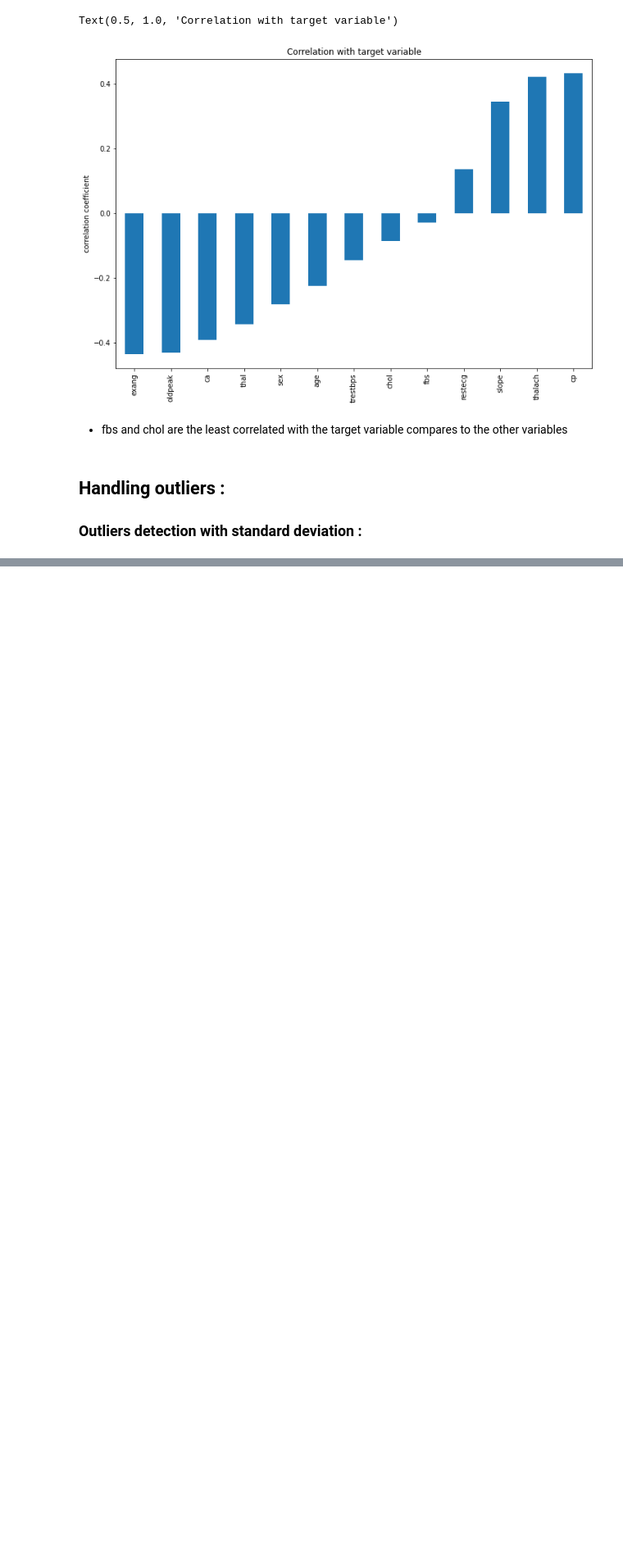
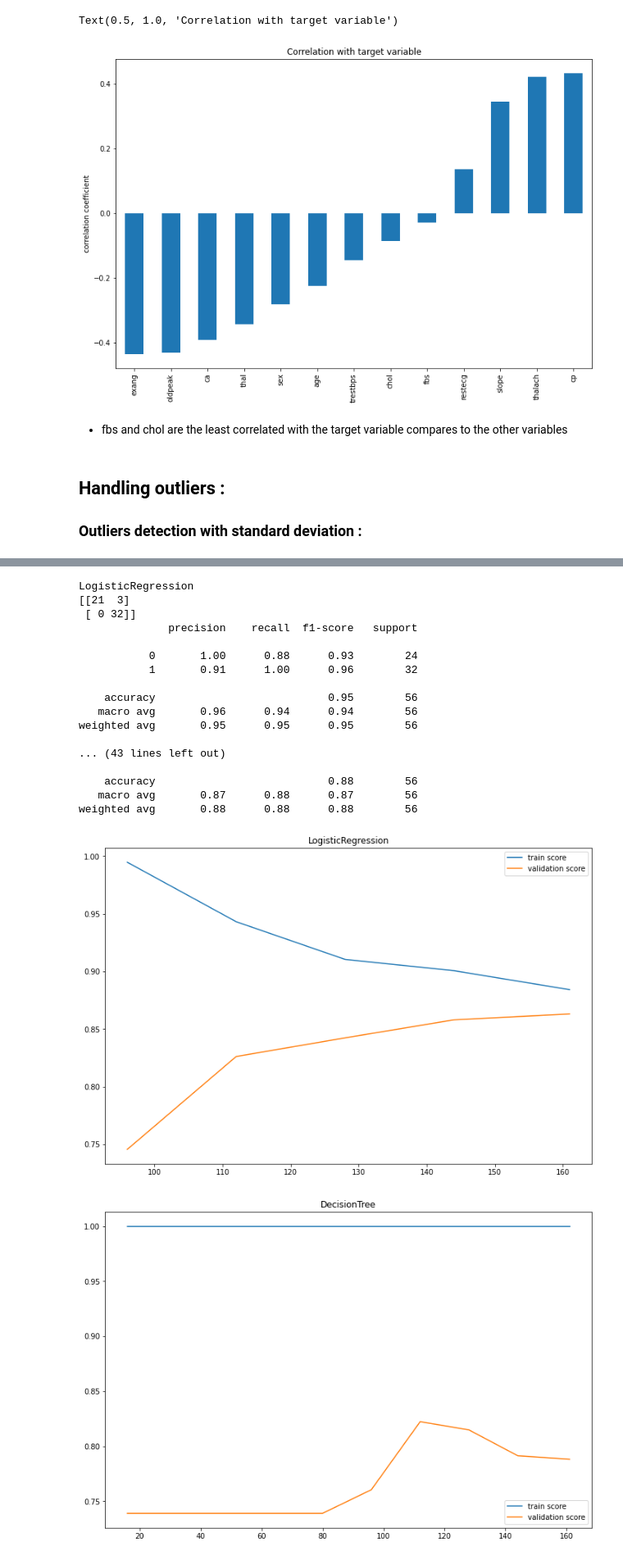
Before and after one commit to AyoubMDL/Machine_learning_projects, a Jupyter notebook: heart_disease_detection/heat_disease_detection.ipynb, the cells around one changed output, grey strips where cells are left out. Shown: that part at 82% size. Drawn from its saved outputs; the diff is of its cells as text; code cells hidden in the pictures; blank space fills up the shorter version.

```diff
--- a/heart_disease_detection/heat_disease_detection.ipynb
+++ b/heart_disease_detection/heat_disease_detection.ipynb
@@ -327,0 +332,2 @@ df.shape
+# %%
+features_cols = [x for x in df.columns if x not in 'target']
@@ -327,0 +438,19 @@ df.shape
+# %%
+def evaluation(model, modelName):
+
+    model.fit(X_train, y_train)
+    y_pred = model.predict(X_test)
+
+    print(confusion_matrix(y_test, y_pred))
+    print(classification_report(y_test, y_pred))
+
+    N, train_score, val_score = learning_curve(model, X_train, y_train,
+                                              cv=4, scoring='f1',
+                                               train_sizes=np.linspace(0.1, 1, 10))
+
+
+    plt.figure(figsize=(12, 8))
+    plt.plot(N, train_score.mean(axis=1), label='train score')
+    plt.plot(N, val_score.mean(axis=1), label='validation score')
+    plt.title(modelName)
+    plt.legend()
@@ -327,0 +464,37 @@ df.shape
+# %%
+LR = LogisticRegression(random_state=5)
+DT = DecisionTreeClassifier(random_state=5)
+SV = SVC(random_state=5)
+RF = RandomForestClassifier(random_state=5)
+Ex = ExtraTreesClassifier(random_state=5)
+# %%
+dict_of_models = {'LogisticRegression' : LR,
+                  'DecisionTree' : DT,
+                  'SVM': SV,
+                  'RandomForest': RF,
+                  'ExtraTrees': Ex
+                 }
+# %%
+for name, model in dict_of_models.items():
+    print(name)
+    evaluation(model, name)
+# %% [output]
+LogisticRegression
+[[21  3]
+ [ 0 32]]
+              precision    recall  f1-score   support
+
+           0       1.00      0.88      0.93        24
+           1       0.91      1.00      0.96        32
+
+    accuracy                           0.95        56
+   macro avg       0.96      0.94      0.94        56
+weighted avg       0.95      0.95      0.95        56
+
+... (43 lines left out)
+
+    accuracy                           0.88        56
+   macro avg       0.87      0.88      0.87        56
+weighted avg       0.88      0.88      0.88        56
+[figure, added]
+[figure, added]
```
Also changed, not shown: parts of 37 cells of this notebook, 1 other file.
